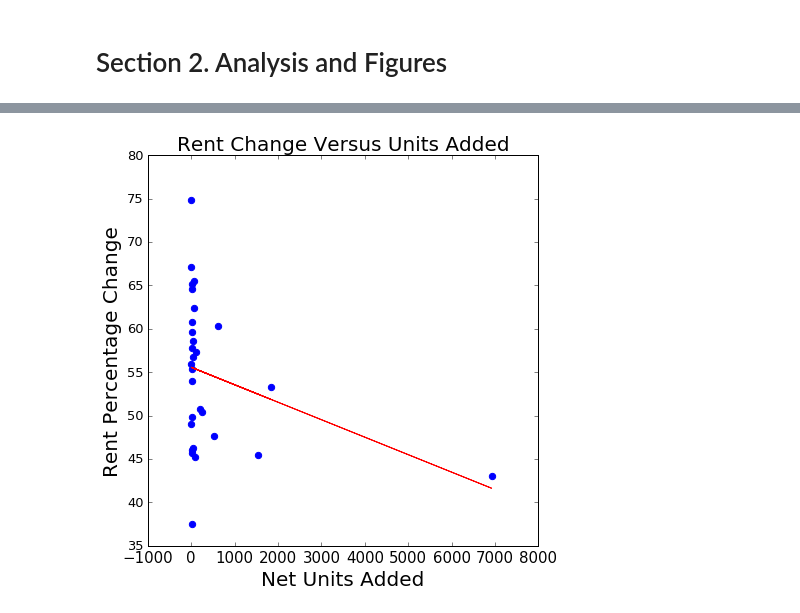
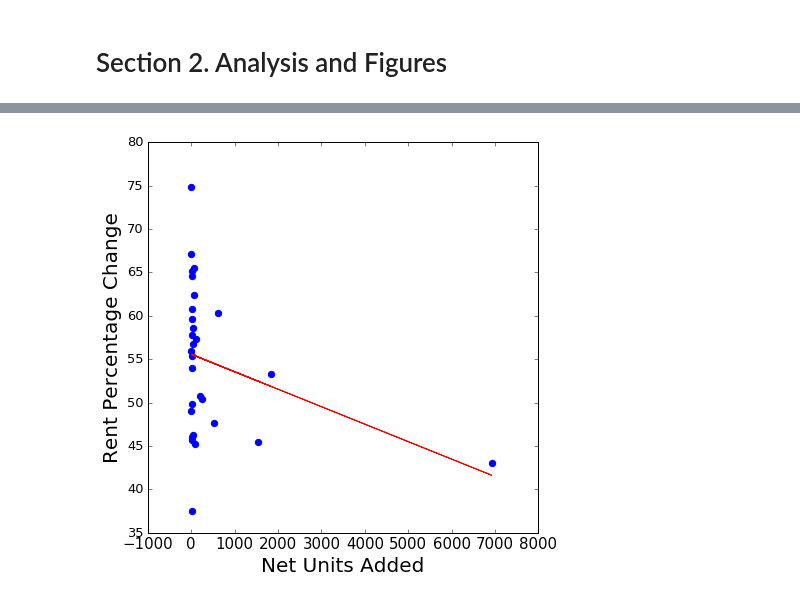
Before and after one commit to brgoggin/SF-Building-Permit-Data, a Jupyter notebook: Python Notebooks/Rent Analysis.ipynb, the cells around one changed output, grey strips where cells are left out. Drawn from its saved outputs; the diff is of its cells as text; code cells hidden in the pictures.

```diff
--- a/Python Notebooks/Rent Analysis.ipynb
+++ b/Python Notebooks/Rent Analysis.ipynb
@@ -79 +81,3 @@ plt.savefig(export+"/hist2.png",dpi=200)
+# %%
+df.sort(columns = 'net_units', ascending = False)
 # %%
@@ -112,18 +116,18 @@ strong multicollinearity or other numerical problems.
 # %%
 #Set export path
 export = root+"/Output/"
 fig, ax = plt.subplots()
-plt.title('Rent Change Versus Units Added', fontsize = 20)
+#plt.title('Rent Change Versus Units Added', fontsize = 20)
 plt.xlabel('Net Units Added', fontsize = 20)
 plt.ylabel('Rent Percentage Change', fontsize = 20)
 plt.xticks(fontsize = 15)
 plt.yticks(fontsize = 13)
 fit = np.polyfit(df['net_units'], df['change'], deg=1)
 ax.plot(df['net_units'], fit[0] * df['net_units'] + fit[1], color='red')
 ax.scatter(df['net_units'], df['change'], color='blue', alpha=1, s=40)
 plt.savefig(export+"/reg1.png",dpi=200)
 # %% [output]
-[figure, old version]
+[figure, new version]
 # %%
 #Use OLS to estimate correlation between net units and average rent
 results = smf.ols('avg_rent ~  net_units', data=df).fit()
```
Also changed, not shown: parts of 6 cells of this notebook, 6 other files.
